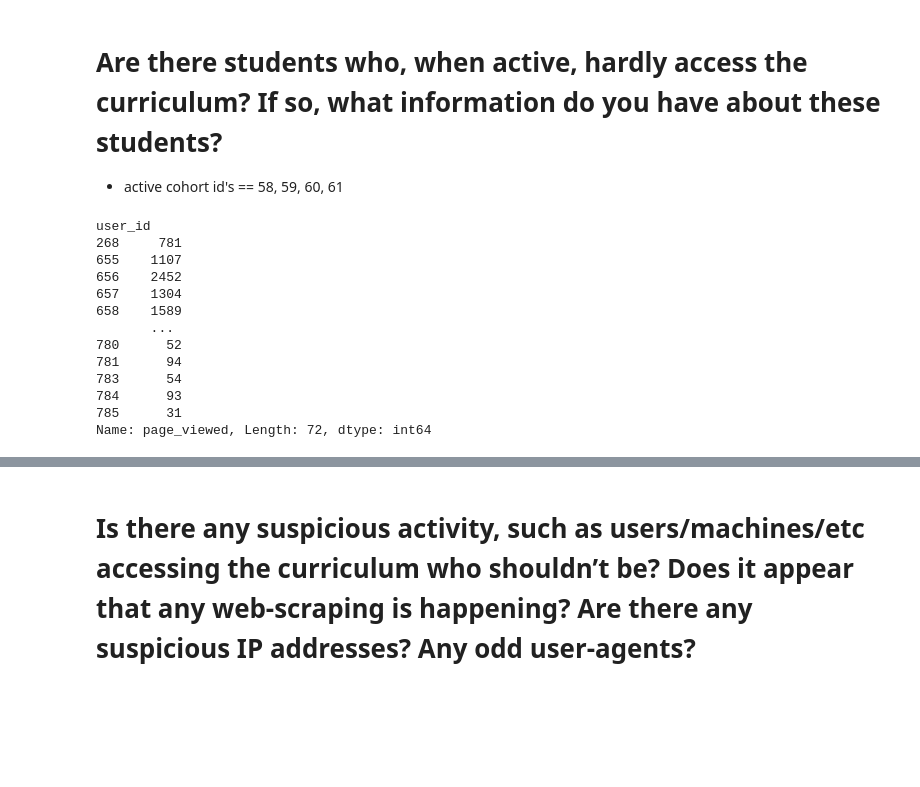
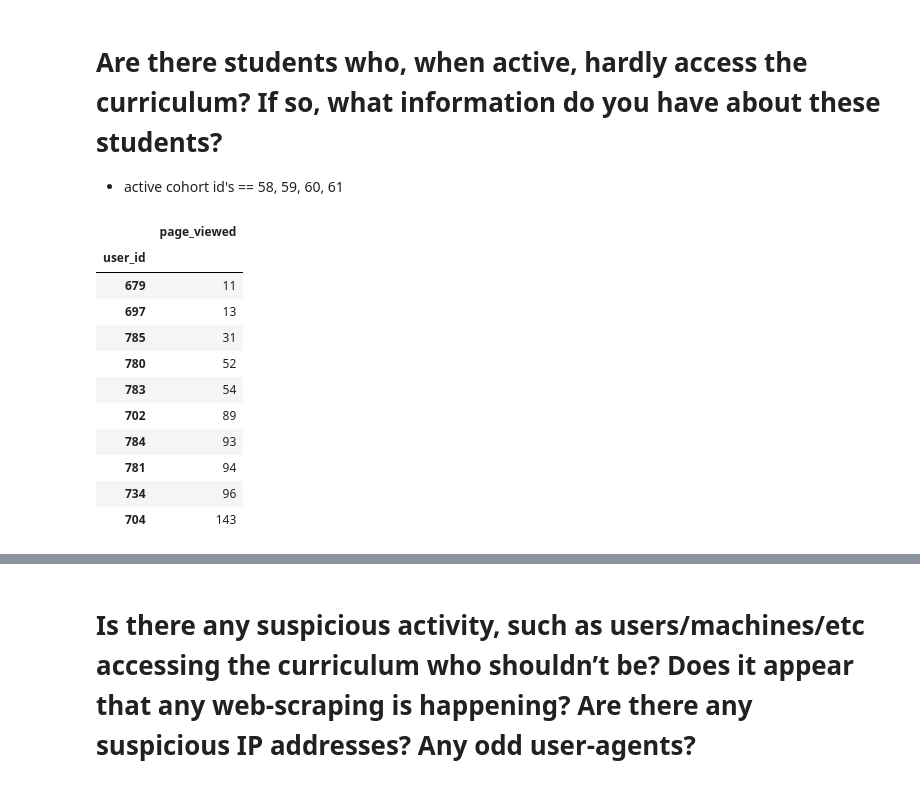
Before and after one commit to ThompsonBethany01/Analyzing-Web-Logs, a Jupyter notebook: Data_Analysis.ipynb, the cells around one changed output, grey strips where cells are left out. Saved outputs shown, nothing was run; the diff lists cells and outputs as text; code cells hidden in the pictures; blank space fills up the shorter version.

```diff
--- a/Data_Analysis.ipynb
+++ b/Data_Analysis.ipynb
@@ -242,18 +242,17 @@ plt.tight_layout()
 # %%
 active_df = df[(df.cohort_id == 58) | (df.cohort_id == 59) | (df.cohort_id == 60) | (df.cohort_id == 61)]
 # %%
-active_df.groupby('user_id')['page_viewed'].count()
+pd.DataFrame(active_df.groupby('user_id')['page_viewed'].count()).sort_values("page_viewed").head(10)
 # %% [output]
-user_id
-268     781
-655    1107
-656    2452
-657    1304
-658    1589
-       ...
-780      52
-781      94
-783      54
-784      93
-785      31
-Name: page_viewed, Length: 72, dtype: int64
+|  | page_viewed |
+| user_id |  |
+| 679 | 11 |
+| 697 | 13 |
+| 785 | 31 |
+| 780 | 52 |
+| 783 | 54 |
+| 702 | 89 |
+| 784 | 93 |
+| 781 | 94 |
+| 734 | 96 |
+| 704 | 143 |
```
Also changed, not shown: parts of 6 cells of this notebook.
